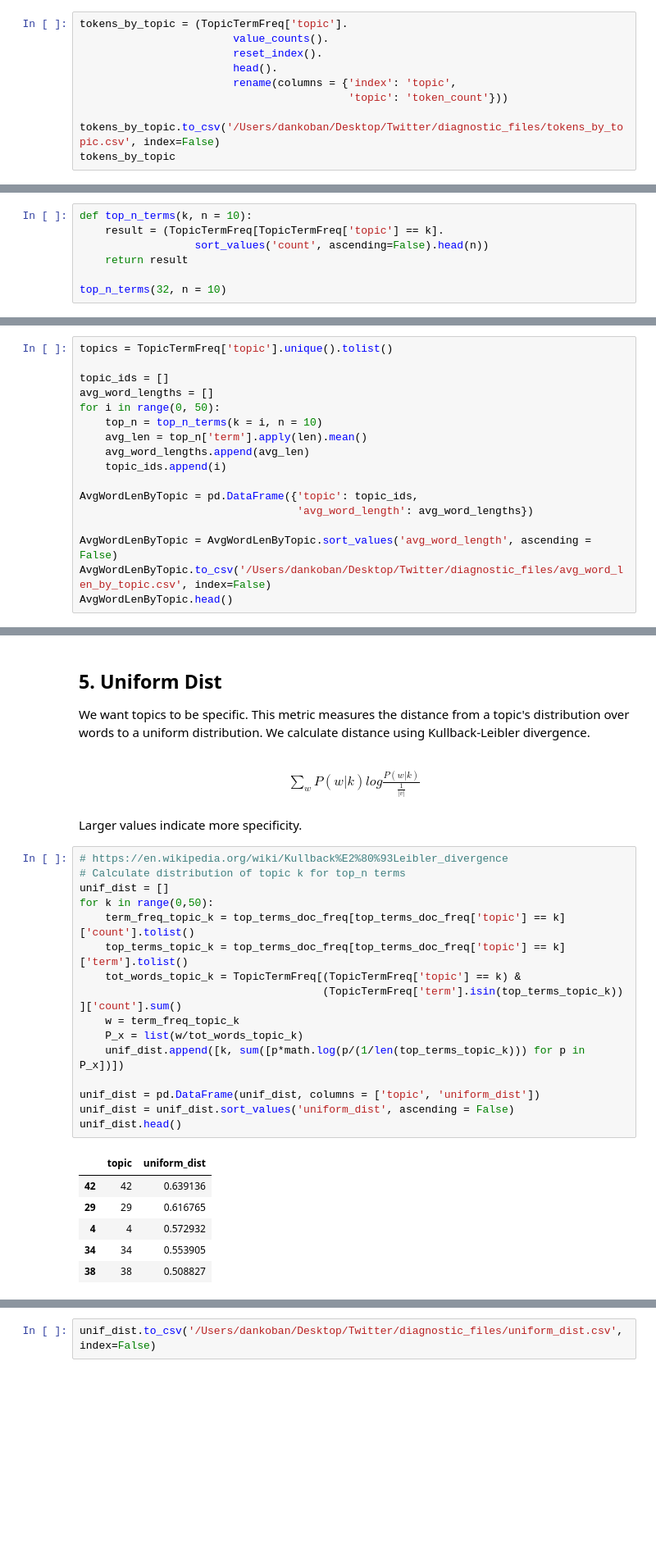
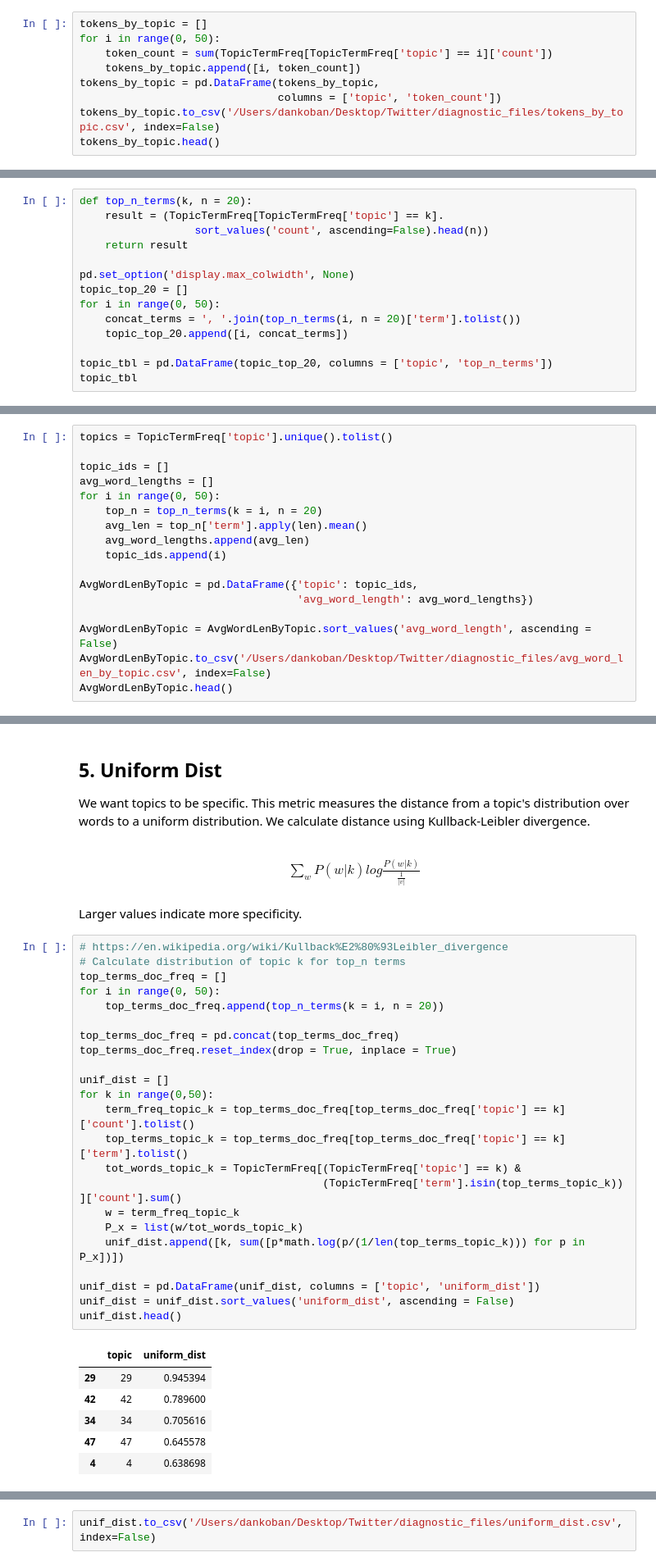
Before and after one commit to dkoban/lda_evaluation, a Jupyter notebook: model_evaluation.ipynb, the cells around one changed output, grey strips where cells are left out. Shown: that part at 82% size. Cells and saved outputs as stored; diff of their text form; blank space fills up the shorter version.

```diff
--- a/model_evaluation.ipynb
+++ b/model_evaluation.ipynb
@@ -118,14 +118,13 @@ These descriptions are designed to make sense without mathematical definitions,
 
 **Tokens.** This metric measures the number of word tokens currently assigned to the topic $N_k=\sum_dN_{d,k}$. Comparing this number to the sum of the token counts for all topics will give you the proportion of the corpus assigned to the topic. If you are using optimized hyperparameters this number will vary considerably across topics; otherwise it will be roughly the same for all topics. We usually find topics most interesting if they are not on the extremes of this range. Small numbers (relative to other topics) are often a sign that a topic may not be reliable: we don't have enough observations to get a good sense of the topic's word distribution. Large numbers may also be bad: extremely frequent topics are often "not-quite-stopwords". For example, in the sample model the largest topic is "time number term part system form".
 # %%
-tokens_by_topic = (TopicTermFreq['topic'].
-                        value_counts().
-                        reset_index().
-                        head().
-                        rename(columns = {'index': 'topic',
-                                          'topic': 'token_count'}))
-
+tokens_by_topic = []
+for i in range(0, 50):
+    token_count = sum(TopicTermFreq[TopicTermFreq['topic'] == i]['count'])
+    tokens_by_topic.append([i, token_count])
+tokens_by_topic = pd.DataFrame(tokens_by_topic,
+                               columns = ['topic', 'token_count'])
 tokens_by_topic.to_csv('/Users/dankoban/Desktop/Twitter/diagnostic_files/tokens_by_topic.csv', index=False)
-tokens_by_topic
+tokens_by_topic.head()
 # %% [output]
 |  | topic | token_count |
@@ -142,8 +141,15 @@ sns.distplot(tokens_by_topic["token_count"])
 # %%
-def top_n_terms(k, n = 10):
+def top_n_terms(k, n = 20):
     result = (TopicTermFreq[TopicTermFreq['topic'] == k].
                   sort_values('count', ascending=False).head(n))
     return result
 
-top_n_terms(32, n = 10)
+pd.set_option('display.max_colwidth', None)
+topic_top_20 = []
+for i in range(0, 50):
+    concat_terms = ', '.join(top_n_terms(i, n = 20)['term'].tolist())
+    topic_top_20.append([i, concat_terms])
+
+topic_tbl = pd.DataFrame(topic_top_20, columns = ['topic', 'top_n_terms'])
+topic_tbl
 # %% [output]
@@ -264,7 +267,7 @@ topics = TopicTermFreq['topic'].unique().tolist()
 topic_ids = []
 avg_word_lengths = []
 for i in range(0, 50):
-    top_n = top_n_terms(k = i, n = 10)
+    top_n = top_n_terms(k = i, n = 20)
     avg_len = top_n['term'].apply(len).mean()
     avg_word_lengths.append(avg_len)
     topic_ids.append(i)
@@ -396,23 +385,30 @@ Larger values indicate more specificity.
 # %%
 # https://en.wikipedia.org/wiki/Kullback%E2%80%93Leibler_divergence
 # Calculate distribution of topic k for top_n terms
+top_terms_doc_freq = []
+for i in range(0, 50):
+    top_terms_doc_freq.append(top_n_terms(k = i, n = 20))
+
+top_terms_doc_freq = pd.concat(top_terms_doc_freq)
+top_terms_doc_freq.reset_index(drop = True, inplace = True)
+
 unif_dist = []
 for k in range(0,50):
     term_freq_topic_k = top_terms_doc_freq[top_terms_doc_freq['topic'] == k]['count'].tolist()
     top_terms_topic_k = top_terms_doc_freq[top_terms_doc_freq['topic'] == k]['term'].tolist()
     tot_words_topic_k = TopicTermFreq[(TopicTermFreq['topic'] == k) &
                                       (TopicTermFreq['term'].isin(top_terms_topic_k)) ]['count'].sum()
     w = term_freq_topic_k
     P_x = list(w/tot_words_topic_k)
     unif_dist.append([k, sum([p*math.log(p/(1/len(top_terms_topic_k))) for p in P_x])])
 
 unif_dist = pd.DataFrame(unif_dist, columns = ['topic', 'uniform_dist'])
 unif_dist = unif_dist.sort_values('uniform_dist', ascending = False)
 unif_dist.head()
 # %% [output]
 |  | topic | uniform_dist |
-| 42 | 42 | 0.639136 |
-| 29 | 29 | 0.616765 |
-| 4 | 4 | 0.572932 |
-| 34 | 34 | 0.553905 |
-| 38 | 38 | 0.508827 |
+| 29 | 29 | 0.945394 |
+| 42 | 42 | 0.789600 |
+| 34 | 34 | 0.705616 |
+| 47 | 47 | 0.645578 |
+| 4 | 4 | 0.638698 |
```
Also changed, not shown: parts of 16 cells of this notebook.
